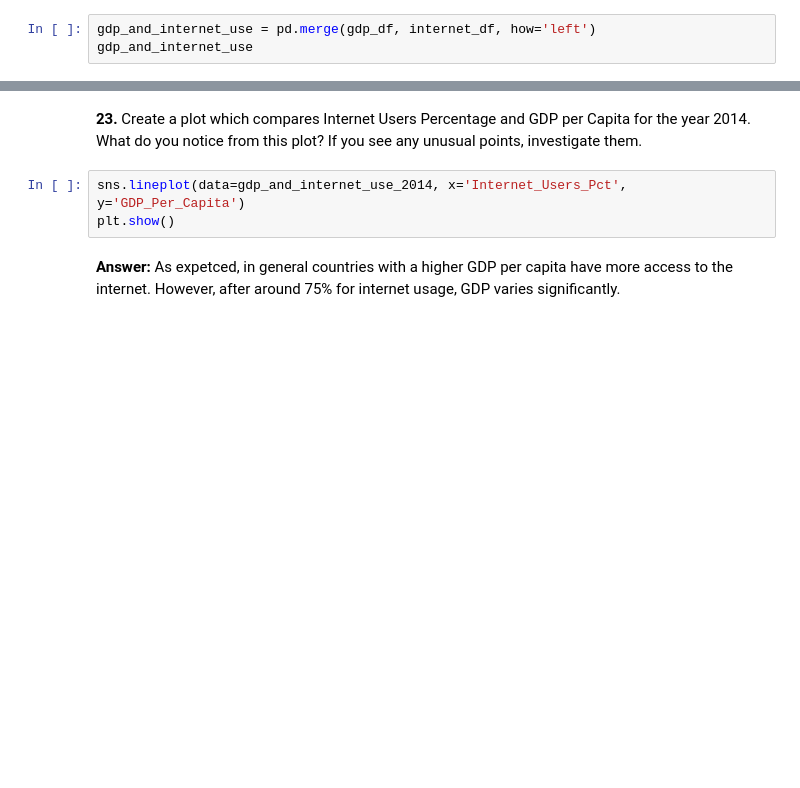
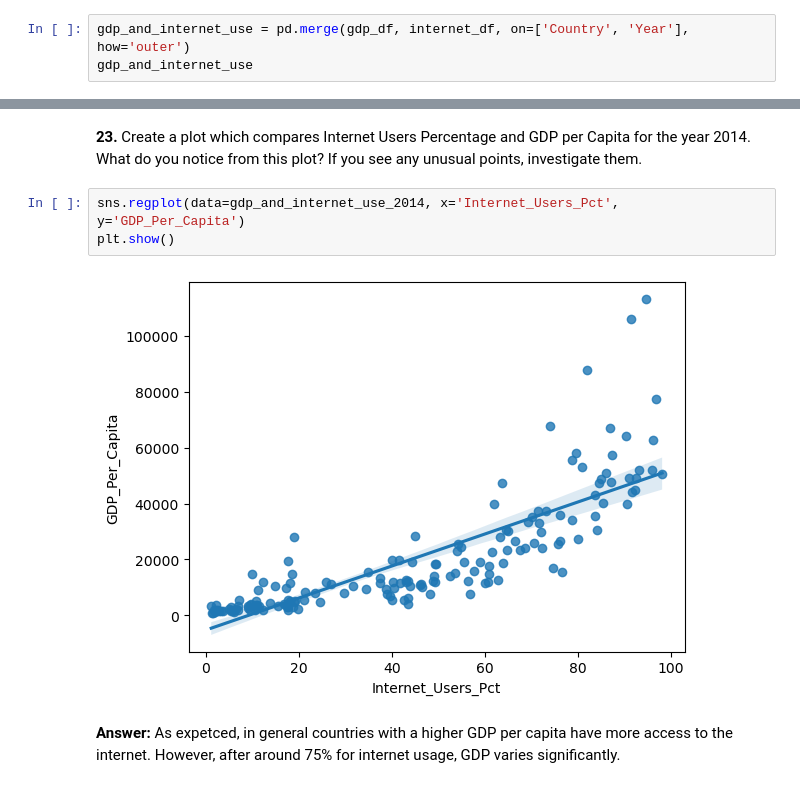
Before and after one commit to NSS-Data-Analytics-Cohort-10/gdp-and-internet-usage-jchabinec, a Jupyter notebook: notebooks/gdp_and_internet_usage.ipynb, the cells around one changed output, grey strips where cells are left out. Drawn from its saved outputs; the diff is of its cells as text; blank space fills up the shorter version.

```diff
--- a/notebooks/gdp_and_internet_usage.ipynb
+++ b/notebooks/gdp_and_internet_usage.ipynb
@@ -178,5 +367,5 @@ under_5pct_usage_2014
 # %% [markdown]
 **20.** Merge the two DataFrames to one. Do this in a way that keeps **all rows** from each of the two DataFrames. Call the new DataFrame `gdp_and_internet_use`. Look at the first and last few rows to confirm that it merged correctly.
 # %%
-gdp_and_internet_use = pd.merge(gdp_df, internet_df, how='left')
+gdp_and_internet_use = pd.merge(gdp_df, internet_df, on=['Country', 'Year'], how='outer')
 gdp_and_internet_use
@@ -200,8 +425,10 @@ gdp_and_internet_use_2014
 # %% [markdown]
 **23.** Create a plot which compares Internet Users Percentage and GDP per Capita for the year 2014. What do you notice from this plot? If you see any unusual points, investigate them.
 # %%
-sns.lineplot(data=gdp_and_internet_use_2014, x='Internet_Users_Pct', y='GDP_Per_Capita')
+sns.regplot(data=gdp_and_internet_use_2014, x='Internet_Users_Pct', y='GDP_Per_Capita')
 plt.show()
+# %% [output]
+[figure, added]
 # %% [markdown]
 **Answer:** As expetced, in general countries with a higher GDP per capita have more access to the internet. However, after around 75% for internet usage, GDP varies significantly.
 # %% [markdown]
```
Also changed, not shown: parts of 34 cells of this notebook.
